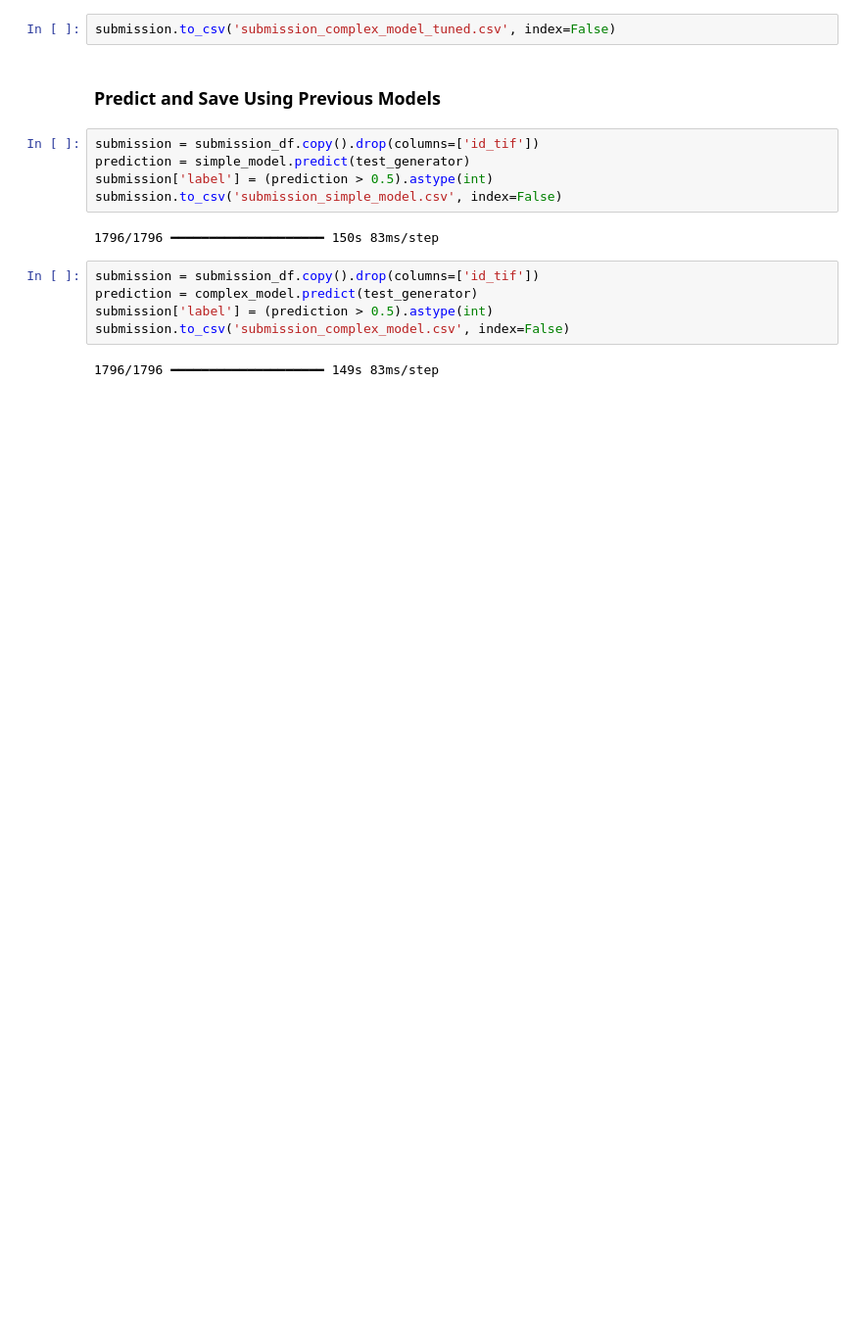
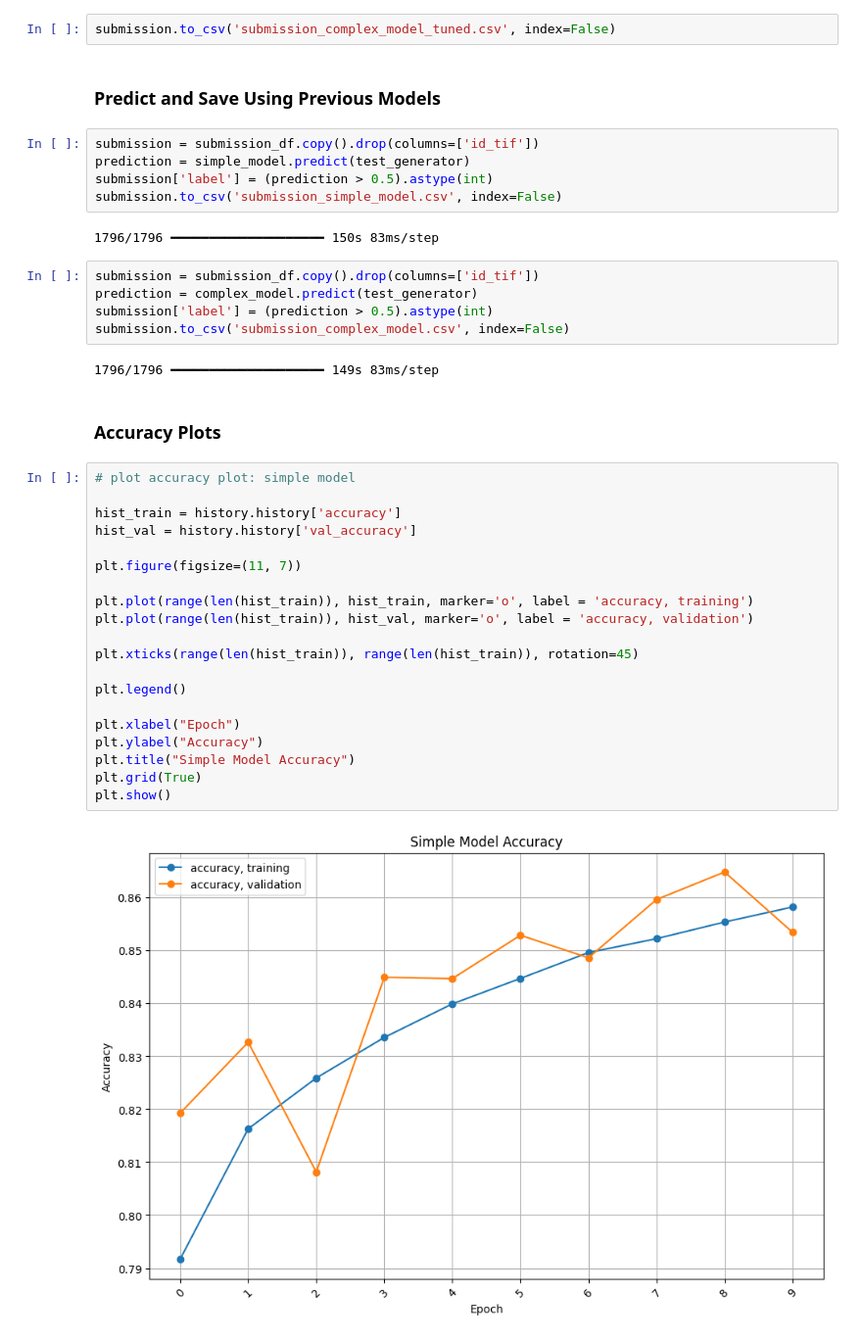
Before and after one commit to BlueJayVRStudio/CSCA5642_Week3, a Jupyter notebook: Week3_Notebook.ipynb, the cells around one changed output. Shown at 98% size. Saved outputs shown, nothing was run; the diff lists cells and outputs as text; blank space fills up the shorter version.

Commit message:
update - add visualizations

```diff
--- a/Week3_Notebook.ipynb
+++ b/Week3_Notebook.ipynb
@@ -532,3 +532,27 @@ submission['label'] = (prediction > 0.5).astype(int)
 submission.to_csv('submission_complex_model.csv', index=False)
 # %% [output]
 1796/1796 ━━━━━━━━━━━━━━━━━━━━ 149s 83ms/step
+# %% [markdown]
+### Accuracy Plots
+# %%
+# plot accuracy plot: simple model
+
+hist_train = history.history['accuracy']
+hist_val = history.history['val_accuracy']
+
+plt.figure(figsize=(11, 7))
+
+plt.plot(range(len(hist_train)), hist_train, marker='o', label = 'accuracy, training')
+plt.plot(range(len(hist_train)), hist_val, marker='o', label = 'accuracy, validation')
+
+plt.xticks(range(len(hist_train)), range(len(hist_train)), rotation=45)
+
+plt.legend()
+
+plt.xlabel("Epoch")
+plt.ylabel("Accuracy")
+plt.title("Simple Model Accuracy")
+plt.grid(True)
+plt.show()
+# %% [output]
+[figure, added]
```
Also changed, not shown: parts of 3 cells of this notebook.
